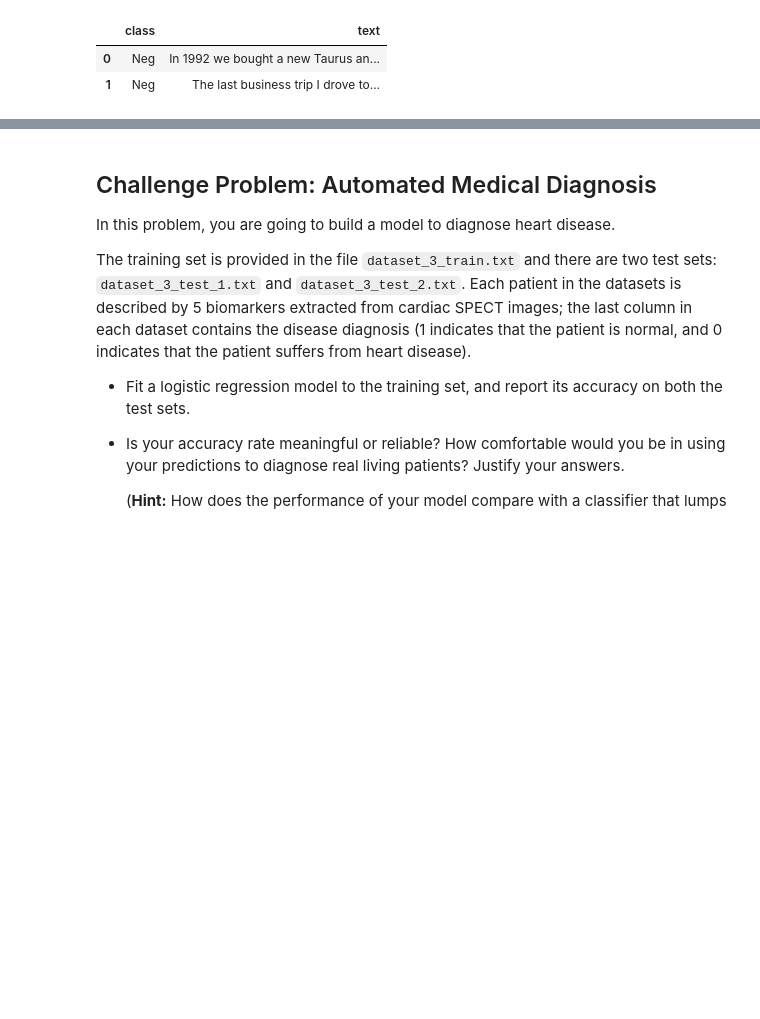
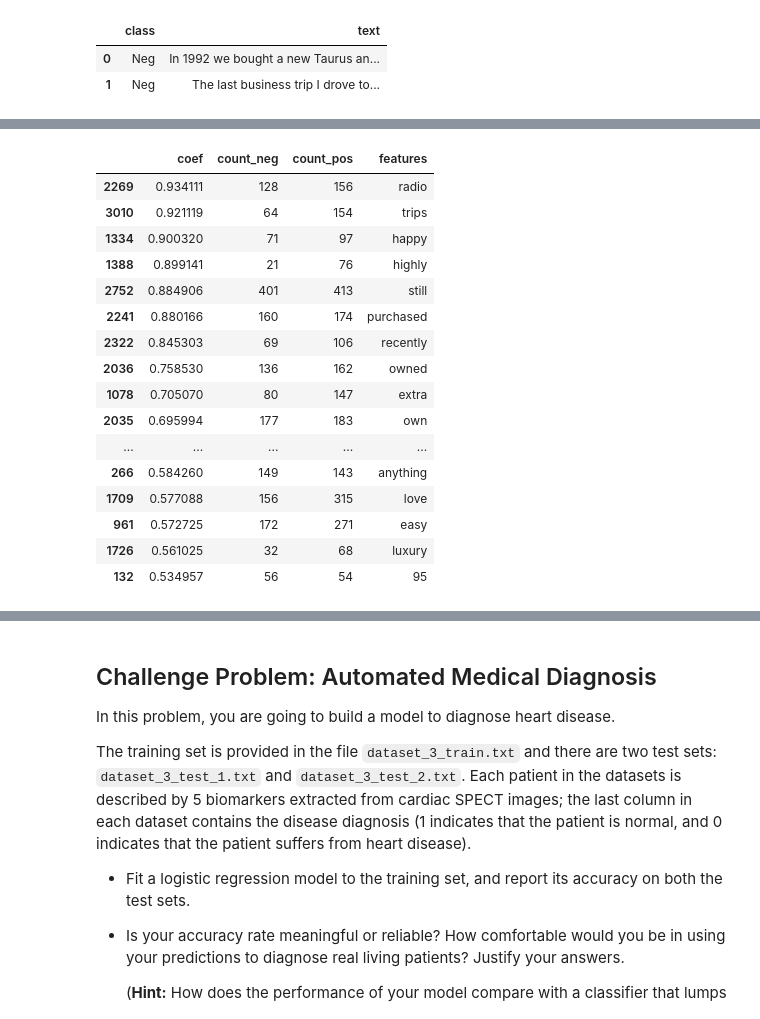
Before and after one commit to alokkshukla/cs109-2, a Jupyter notebook: HW5/Bassily_Hany_cse109a_HW5.ipynb, the cells around one changed output, grey strips where cells are left out. Saved outputs shown, nothing was run; the diff lists cells and outputs as text; code cells hidden in the pictures; blank space fills up the shorter version.

```diff
--- a/HW5/Bassily_Hany_cse109a_HW5.ipynb
+++ b/HW5/Bassily_Hany_cse109a_HW5.ipynb
@@ -846,0 +840,16 @@ accurracies[np.argmax(accurracies)]
+# %%
+y = np.zeros((x.shape[0] ,))
+y[raw.iloc[:,0].values != 'Neg' ] = 1
+
+
+model_best = LogReg(C=10)
+
+model_best.fit(x_train, y_train)
+accurracy_all =model_best.score(x,y)
+print accurracy_all
+
+feat_sum_pos = np.sum(x[y == 1] , axis = 0)
+feat_sum_neg  = np.sum(x[y != 1] , axis = 0)
+features_raw = pd.DataFrame({'count_neg' : feat_sum_neg , 'count_pos' : feat_sum_pos ,
+                             'coef' :model_best.coef_[0,:] , 'features' : features_text })
+features_raw.head()
@@ -846,0 +864,20 @@ accurracies[np.argmax(accurracies)]
+# %%
+features_raw.sort_values(by='coef', ascending=0).head(20)
+# %% [output]
+|  | coef | count_neg | count_pos | features |
+| 2269 | 0.934111 | 128 | 156 | radio |
+| 3010 | 0.921119 | 64 | 154 | trips |
+| 1334 | 0.900320 | 71 | 97 | happy |
+| 1388 | 0.899141 | 21 | 76 | highly |
+| 2752 | 0.884906 | 401 | 413 | still |
+| 2241 | 0.880166 | 160 | 174 | purchased |
+| 2322 | 0.845303 | 69 | 106 | recently |
+| 2036 | 0.758530 | 136 | 162 | owned |
+| 1078 | 0.705070 | 80 | 147 | extra |
+| 2035 | 0.695994 | 177 | 183 | own |
+| ... | ... | ... | ... | ... |
+| 266 | 0.584260 | 149 | 143 | anything |
+| 1709 | 0.577088 | 156 | 315 | love |
+| 961 | 0.572725 | 172 | 271 | easy |
+| 1726 | 0.561025 | 32 | 68 | luxury |
+| 132 | 0.534957 | 56 | 54 | 95 |
```
Also changed, not shown: parts of 15 cells of this notebook.
